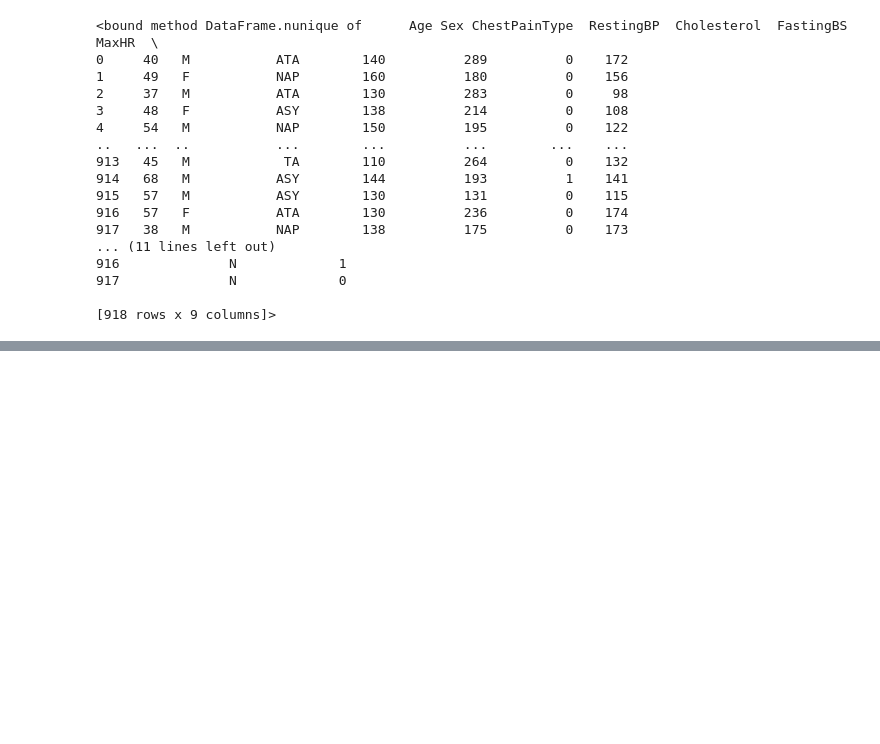
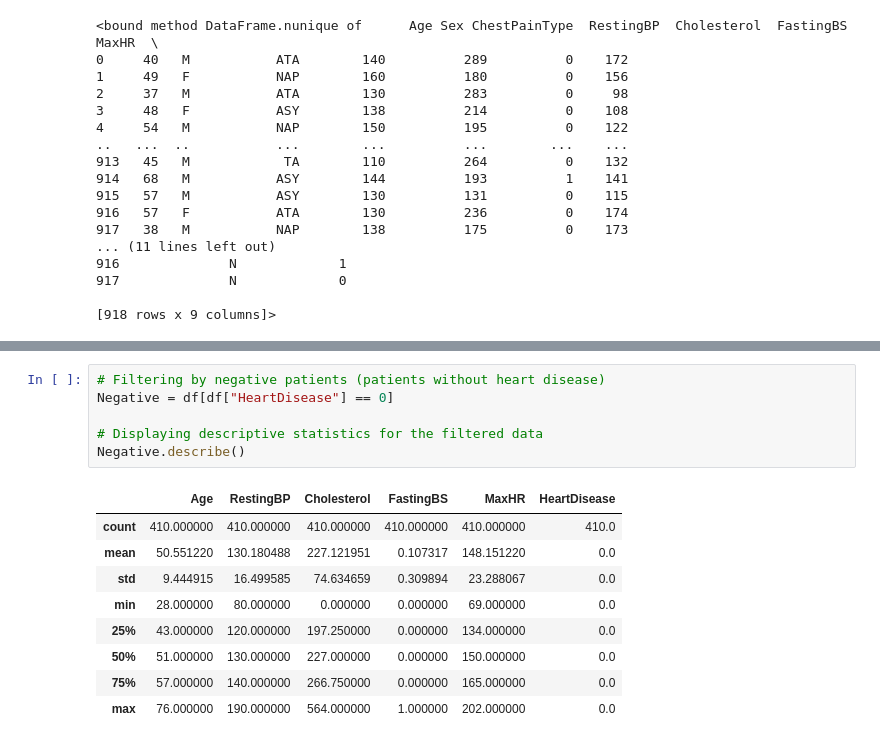
Before and after one commit to Habtom1999/Data-Analytics-Capstone, a Jupyter notebook: Data Preparation.ipynb, the cells around one changed output, grey strips where cells are left out. Cells and saved outputs as stored; diff of their text form; blank space fills up the shorter version.

```diff
--- a/Data Preparation.ipynb
+++ b/Data Preparation.ipynb
@@ -560,0 +582,16 @@ df.nunique
+# %%
+# Filtering by negative patients (patients without heart disease)
+Negative = df[df["HeartDisease"] == 0]
+
+# Displaying descriptive statistics for the filtered data
+Negative.describe()
+# %% [output]
+|  | Age | RestingBP | Cholesterol | FastingBS | MaxHR | HeartDisease |
+| count | 410.000000 | 410.000000 | 410.000000 | 410.000000 | 410.000000 | 410.0 |
+| mean | 50.551220 | 130.180488 | 227.121951 | 0.107317 | 148.151220 | 0.0 |
+| std | 9.444915 | 16.499585 | 74.634659 | 0.309894 | 23.288067 | 0.0 |
+| min | 28.000000 | 80.000000 | 0.000000 | 0.000000 | 69.000000 | 0.0 |
+| 25% | 43.000000 | 120.000000 | 197.250000 | 0.000000 | 134.000000 | 0.0 |
+| 50% | 51.000000 | 130.000000 | 227.000000 | 0.000000 | 150.000000 | 0.0 |
+| 75% | 57.000000 | 140.000000 | 266.750000 | 0.000000 | 165.000000 | 0.0 |
+| max | 76.000000 | 190.000000 | 564.000000 | 1.000000 | 202.000000 | 0.0 |
```
Also changed, not shown: parts of 6 cells of this notebook.
